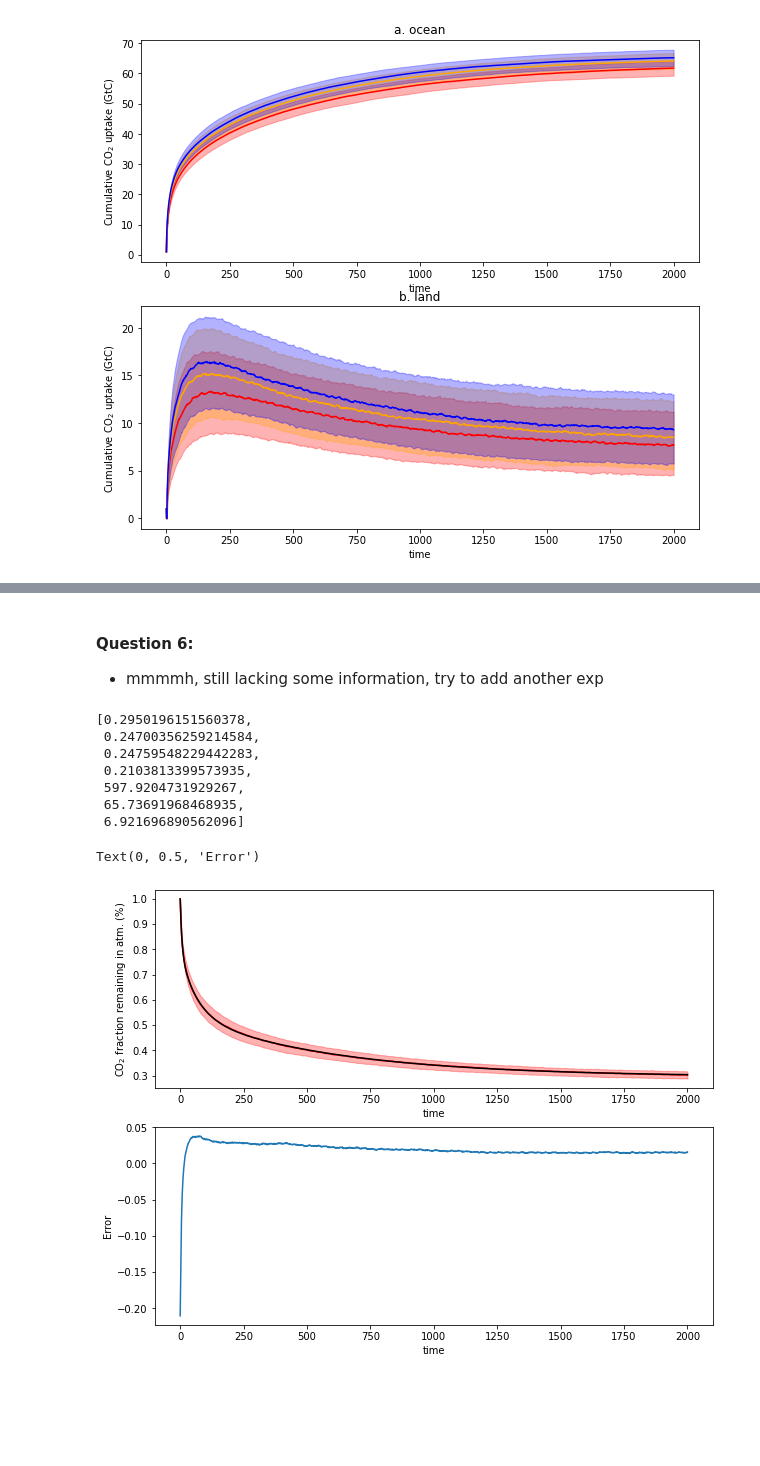
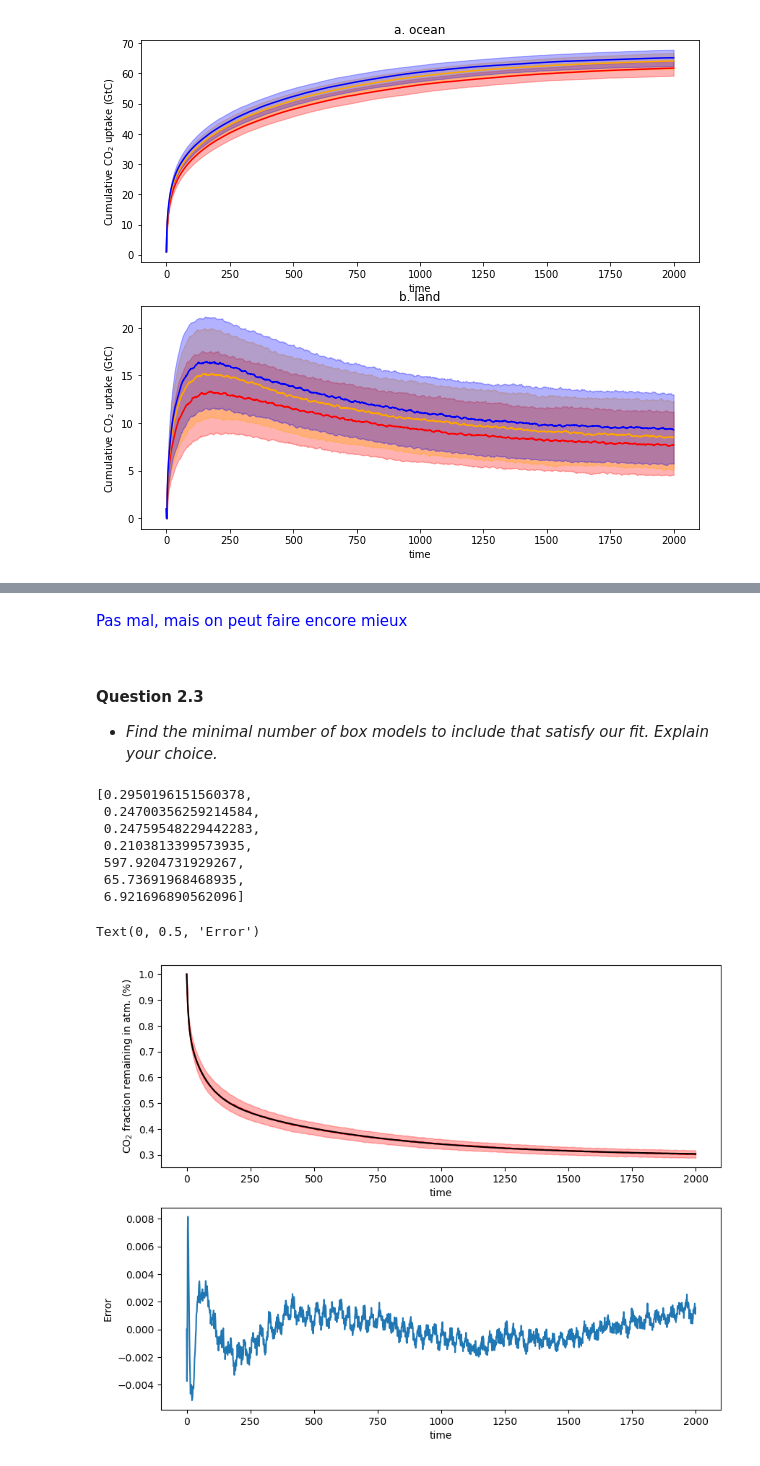
Before and after one commit to acsed-dot/TP-MSOAC-Climate_change, a Jupyter notebook: topics/5-irf.ipynb, the cells around one changed output, grey strips where cells are left out. Drawn from its saved outputs; the diff is of its cells as text; code cells hidden in the pictures; blank space fills up the shorter version.

```diff
--- a/topics/5-irf.ipynb
+++ b/topics/5-irf.ipynb
@@ -386,7 +402,13 @@ Text(0, 0.5, 'Error')
+# %% [markdown]
+<font color="blue">
+
+Pas mal, mais on peut faire encore mieux
+
+</font>
 # %% [markdown]
-#### Question 6:
+#### Question 2.3
 
-* mmmmh, still lacking some information, try to add another exp
+* _Find the minimal number of box models to include that satisfy our fit. Explain your choice._
 # %%
 # fit dynamical parameters
 
@@ -406,36 +428,34 @@ def err_3exp(var):
 [a_0, a_1, tau_1, a_2, tau_2, tau_3] = fmin(err_3exp,[0.2, 0.2, 400, 0.2, 30, 3],disp=False)
 
 a_3 = 1 - a_2 - a_1 - a_0
+[a_0, a_1, a_2, a_3, tau_1, tau_2,  tau_3]
+# %% [output]
+[0.2950196151560378,
+ 0.24700356259214584,
+ 0.24759548229442283,
+ 0.2103813399573935,
+ 597.9204731929267,
+ 65.73691968468935,
+ 6.921696890562096]
-# %%
-[a_0, a_1, a_2, a_3, tau_1, tau_2,  tau_3]
-# %% [output]
-[0.2950196151560378,
- 0.24700356259214584,
- 0.24759548229442283,
- 0.2103813399573935,
- 597.9204731929267,
- 65.73691968468935,
- 6.921696890562096]
 # %%
 # Tracer les outputs du modele BERN background 500pm
 fig, axes = plt.subplots(2, 1, figsize=(10, 8))
 axes[0].plot(df_co2["yr_after_pulse"], df_co2["bg_500_50"], color="red")
 axes[0].fill_between(df_co2["yr_after_pulse"], df_co2["bg_500_16"], df_co2["bg_500_84"], alpha=0.3, color="red")
 
 
 axes[0].set_xlabel("time")
 axes[0].set_ylabel(r"CO$_2$ fraction remaining in atm. (%)")
 
 # Fit
 year = np.arange(0,2001,1)
 intermediaire = a_0 + a_1*np.exp(-time/tau_1) + a_2*np.exp(-time/tau_2) + a_3*np.exp(-time/tau_3)
 axes[0].plot(year, intermediaire, color="k")
 
 # Error in fit
-
-axes[1].plot(year, a_0 + a_1*np.exp(-year/tau_1) + a_2*np.exp(-year/tau_2) - df_co2["bg_500_16"])
+axes[1].plot(year, intermediaire - df_co2["bg_500_50"])
 axes[1].set_xlabel("time")
 axes[1].set_ylabel(r"Error")
 # %% [output]
 Text(0, 0.5, 'Error')
-[figure, old version]
+[figure, new version]
```
Also changed, not shown: parts of 39 cells of this notebook.
